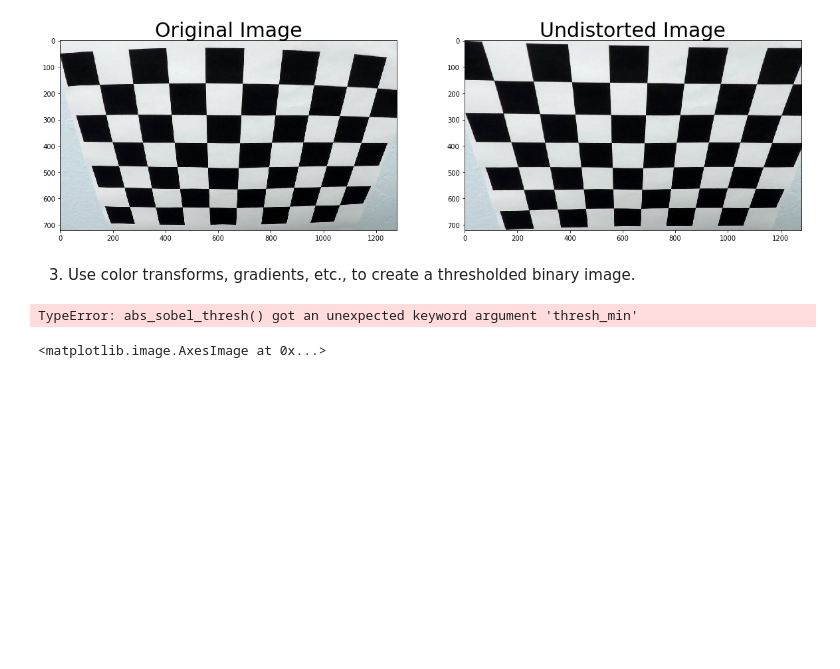
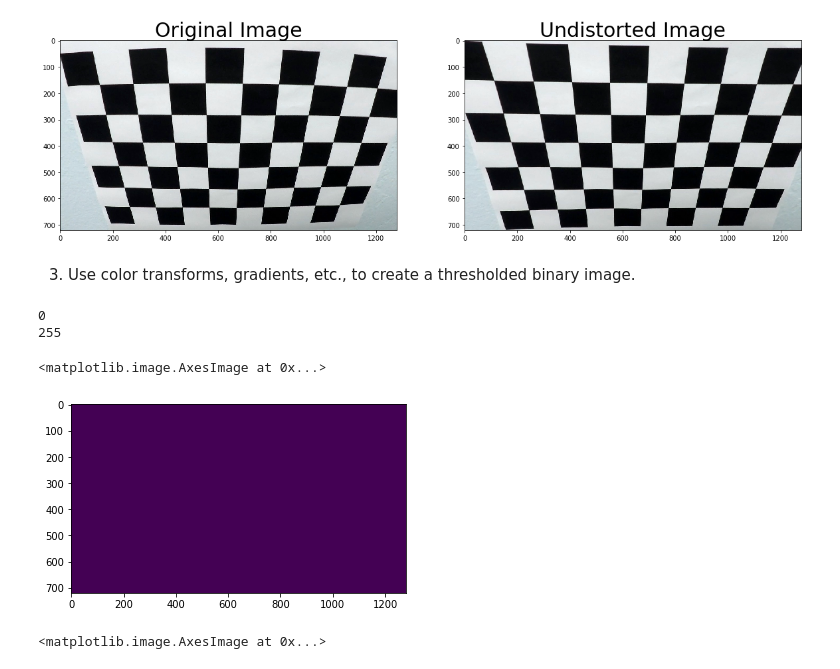
Before and after one commit to croepke/CarND-Advanced-Lane-Lines, a Jupyter notebook: undistort.ipynb, the cells around one changed output. Drawn from its saved outputs; the diff is of its cells as text; code cells hidden in the pictures; blank space fills up the shorter version.

```diff
--- a/undistort.ipynb
+++ b/undistort.ipynb
@@ -18,18 +9,0 @@ images = glob.glob('camera_cal/calibration*.jpg')
-# %%
-for idx, fname in enumerate(images):
-    img = cv2.imread(fname)
-    gray = cv2.cvtColor(img, cv2.COLOR_BGR2GRAY)
-
-    # Find the chessboard corners
-    ret, corners = cv2.findChessboardCorners(gray, (9,6), None)
-
-    # If found, add object points, image points
-    if ret == True:
-        objpoints.append(objp)
-        imgpoints.append(corners)
-# %%
-img = cv2.imread('camera_cal/calibration2.jpg')
-img_size = (img.shape[1], img.shape[0])
-
-# Do camera calibration given object points and image points
-ret, mtx, dist, rvecs, tvecs = cv2.calibrateCamera(objpoints, imgpoints, img_size,None,None)
@@ -81,10 +62,13 @@ def abs_sobel_thresh(img, orient='x', sobel_kernel=3, thresh=[0,255]):
     return binary_output
 # %%
 test = cv2.imread(test_path)
-sobel = abs_sobel_thresh(test, thresh_min=50, thresh_max=200)
+sobel = abs_sobel_thresh(test, (50,200))
 plt.imshow(sobel )
 # %% [output]
-TypeError: abs_sobel_thresh() got an unexpected keyword argument 'thresh_min'
+0
+255
+<matplotlib.image.AxesImage at 0x...>
+[figure, added]
 # %%
 %matplotlib inline
 # %%
```
Also changed, not shown: parts of 60 cells of this notebook, 6 other files.
